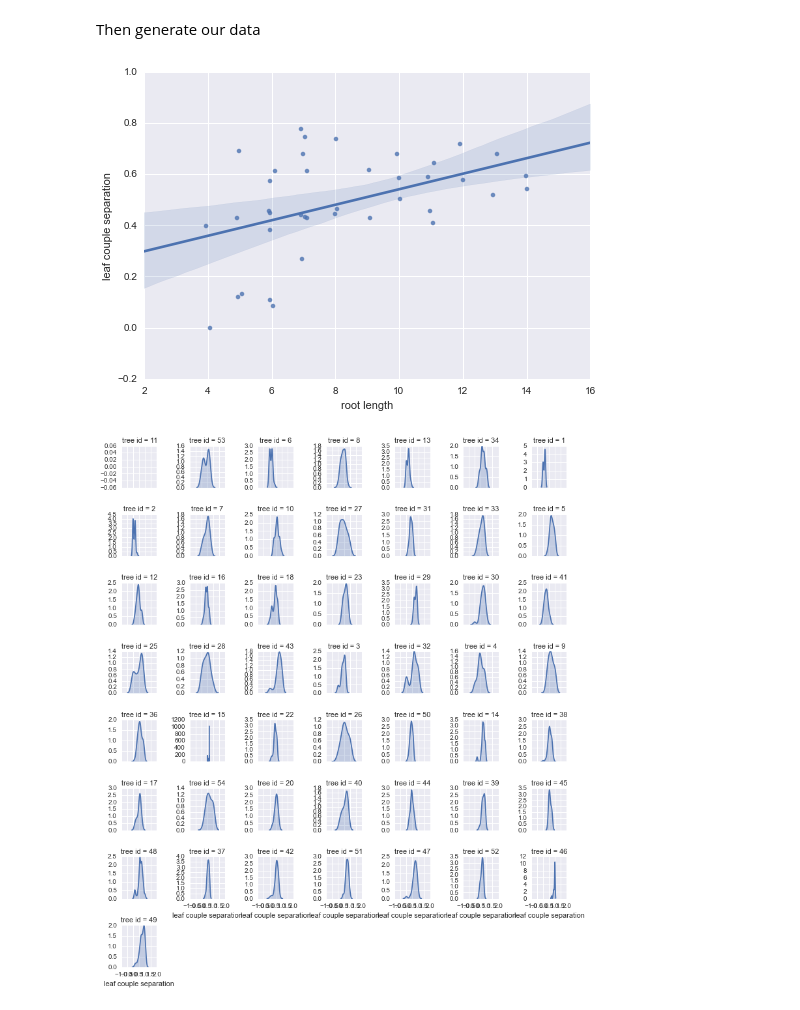
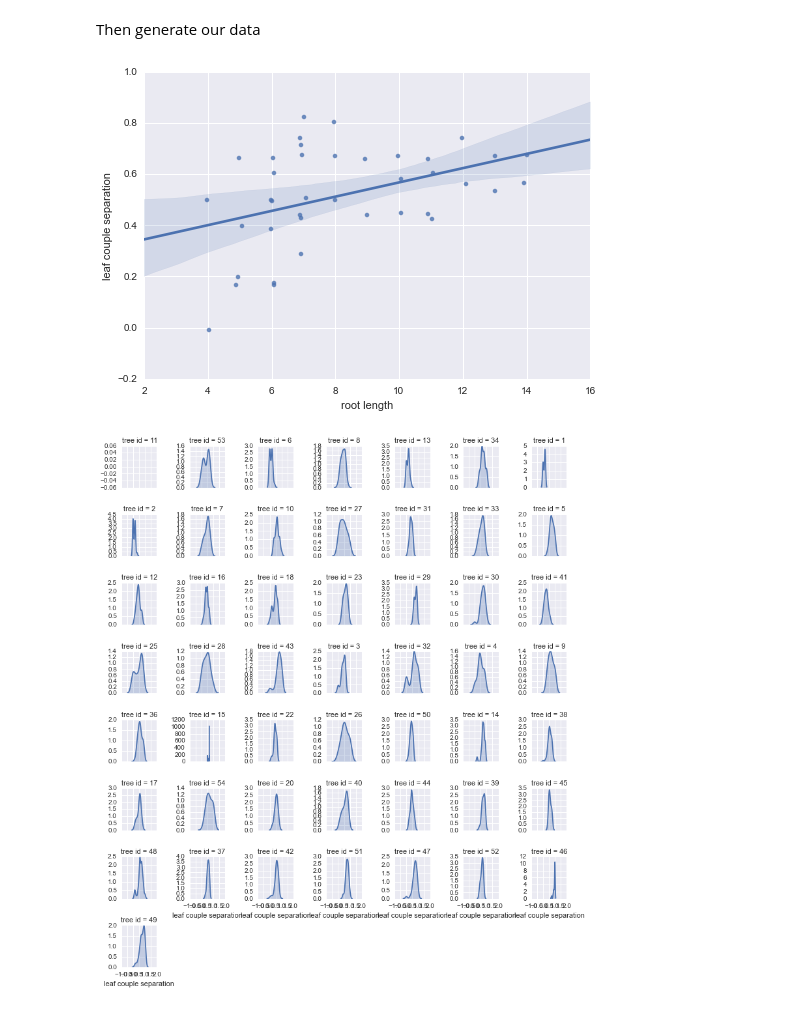
Before and after one commit to interpretation-experiment/analysis, a Jupyter notebook: notebooks/leaf_convergence.ipynb, the cells around one changed output. Cells and saved outputs as stored; diff of their text form; code cells hidden in the pictures.

```diff
--- a/notebooks/leaf_convergence.ipynb
+++ b/notebooks/leaf_convergence.ipynb
@@ -45,7 +45,7 @@ def get_leaf_variability_detailed(self):
 
 @memoized
 def get_leaf_variability(self):
-    return self.leaf_variability_detailed.mean()
+    return np.median(self.leaf_variability_detailed)
 
 Tree.leaf_variability_detailed = property(get_leaf_variability_detailed)
 Tree.leaf_variability = property(get_leaf_variability)
@@ -66,11 +66,11 @@ root_order = data.groupby('tree id', as_index=False).mean().sort_values(\
 root_order_m15 = data_m15.groupby('tree id', as_index=False).mean().sort_values(\
     ['root length', 'tree id'])
 # %%
-sb.regplot(data_m15.groupby('tree id').mean()['root length'],
-           data_m15.groupby('tree id').mean()['leaf couple separation'],
+sb.regplot(data_m15.groupby('tree id').median()['root length'],
+           data_m15.groupby('tree id').median()['leaf couple separation'],
            x_jitter=.1, y_jitter=.01);
 # %% [output]
-[figure, old version]
+[figure, new version]
 # %%
 g = sb.FacetGrid(data=data, sharey=False,
                  col='tree id', col_wrap=7, size=1.5,
```
Also changed, not shown: parts of 4 cells of this notebook.
